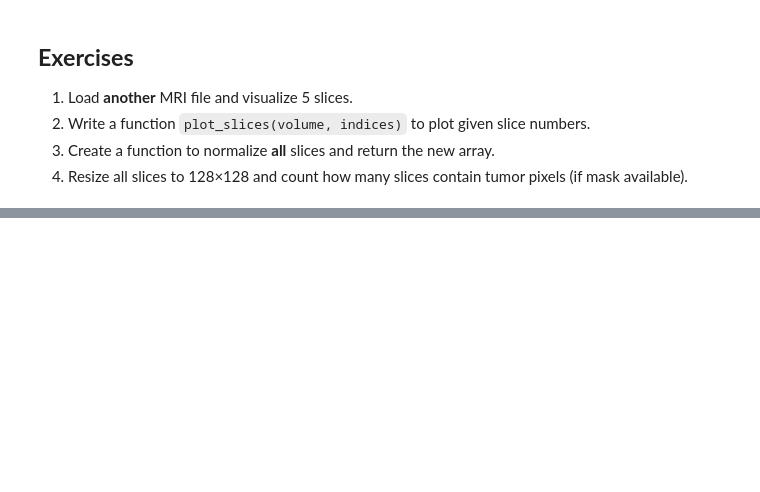
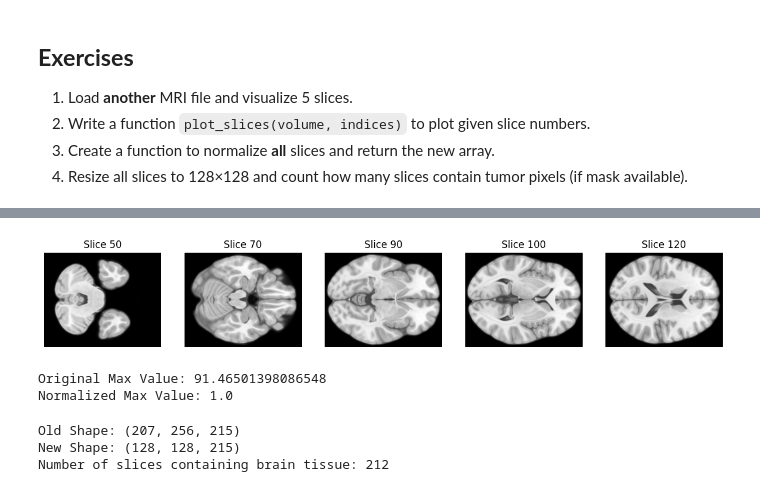
Before and after one commit to Srinivaspv846/Brain_Tumor_Segmentation_BCP, a Jupyter notebook: Week_2/Python_libraries/Nibabel/nibabel_basics.ipynb, the cells around one changed output, grey strips where cells are left out. Drawn from its saved outputs; the diff is of its cells as text; code cells hidden in the pictures; blank space fills up the shorter version.

```diff
--- a/Week_2/Python_libraries/Nibabel/nibabel_basics.ipynb
+++ b/Week_2/Python_libraries/Nibabel/nibabel_basics.ipynb
@@ -64,0 +95,61 @@ print(data.shape())
+# %%
+def plot_slices(volume, indices):
+    plt.figure(figsize=(15, 5))
+    for i, idx in enumerate(indices):
+        #checking if the slice index is within bounds
+        if idx < volume.shape[2]:
+            plt.subplot(1, len(indices), i + 1)
+            plt.imshow(volume[:, :, idx], cmap='gray')
+            plt.title(f"Slice {idx}")
+            plt.axis('off')
+    plt.show()
+# %%
+#test
+plot_slices(data, [50, 70, 90, 100, 120])
+# %% [output]
+[figure, added]
+# %%
+def normalize(volume):
+    min_val = np.min(volume)
+    max_val = np.max(volume)
+    if max_val - min_val == 0:
+        return volume
+    return (volume - min_val) / (max_val - min_val)
+normalized_data = normalize(data)
+#verification
+print(f"Original Max Value: {np.max(data)}")
+print(f"Normalized Max Value: {np.max(normalized_data)}") # Should be 1.0
+# %% [output]
+Original Max Value: 91.46501398086548
+Normalized Max Value: 1.0
+# %%
+import torch
+import torch.nn.functional as F
+import numpy as np
+#resize all slices to 128x128 using PyTorch
+depth = normalized_data.shape[2]
+resized_slices = []
+for i in range(depth):
+    slice_2d = normalized_data[:, :, i]
+    tensor = torch.tensor(slice_2d).float()
+    #addign fake dimensions
+    tensor = tensor.unsqueeze(0).unsqueeze(0)
+    #resizing
+    resized = F.interpolate(tensor, size=(128, 128), mode='bilinear', align_corners=False)
+    #remove fake dimensions
+    resized_slices.append(resized.squeeze().numpy())
+#stack list back into a 3D numpy array
+resized_volume = np.array(resized_slices).transpose(1, 2, 0)
+#check
+print(f"Old Shape: {normalized_data.shape}")
+print(f"New Shape: {resized_volume.shape}")
+#count slices with 'tissue'
+tissue_slice_count = 0
+for i in range(resized_volume.shape[2]):
+    if np.any(resized_volume[:, :, i] > 0.1):
+        tissue_slice_count += 1
+print(f"Number of slices containing brain tissue: {tissue_slice_count}")
+# %% [output]
+Old Shape: (207, 256, 215)
+New Shape: (128, 128, 215)
+Number of slices containing brain tissue: 212
```
Also changed, not shown: parts of 7 cells of this notebook.
